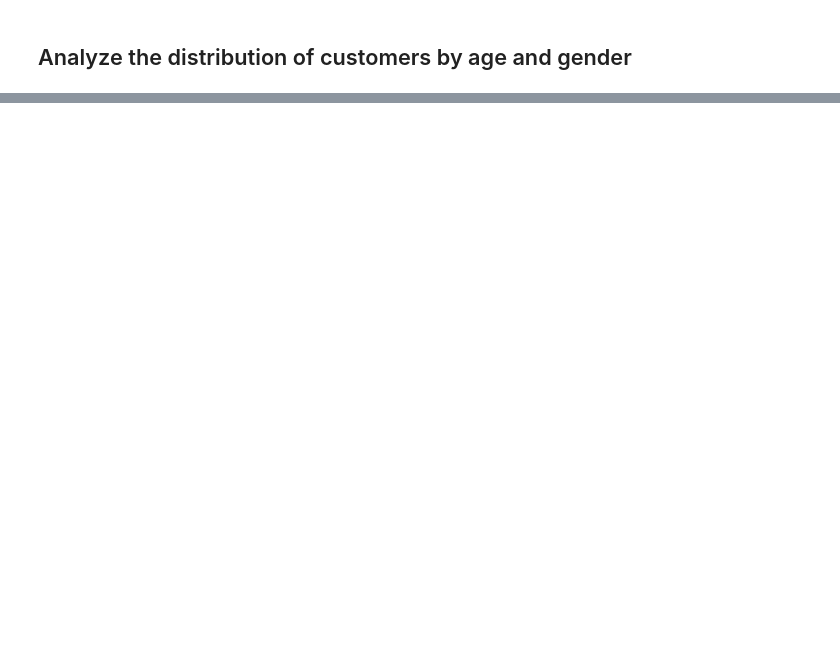
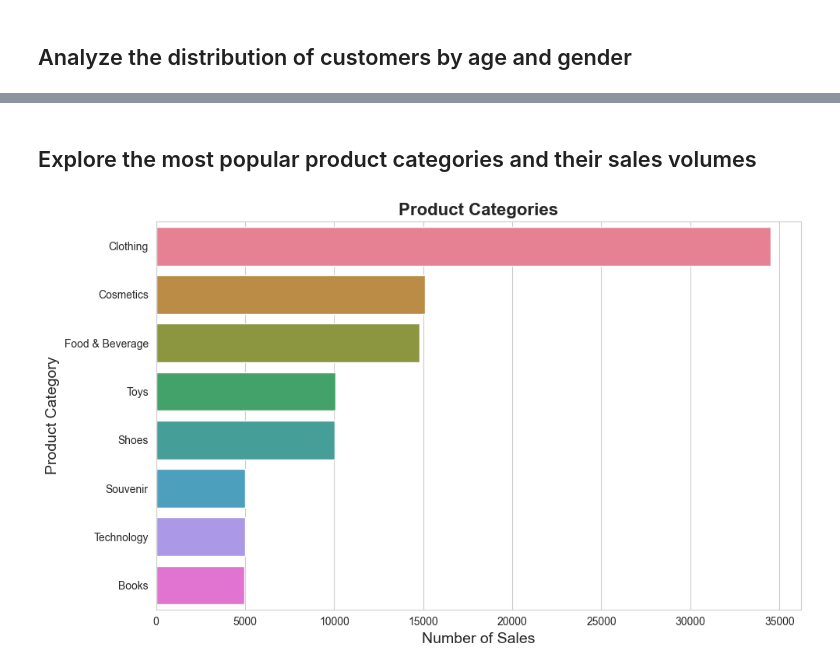
Before and after one commit to DayanaIm/Customer-Segmentation-and-Analysis, a Jupyter notebook: Exploring_Shopping_Trends.ipynb, the cells around one changed output, grey strips where cells are left out. Cells and saved outputs as stored; diff of their text form; code cells hidden in the pictures; blank space fills up the shorter version.

```diff
--- a/Exploring_Shopping_Trends.ipynb
+++ b/Exploring_Shopping_Trends.ipynb
@@ -59,0 +79,18 @@ plt.show()
+# %% [markdown]
+## Explore the most popular product categories and their sales volumes
+# %%
+# Get category counts
+categories = customer_data['category'].value_counts()
+
+# Plot
+plt.figure(figsize=(10, 6))
+sns.barplot(x=categories.values, y=categories.index, hue=categories.index, palette='husl', dodge=False, legend=False)
+
+# Add titles and labels
+plt.title('Product Categories', fontsize=16, fontweight='bold')
+plt.xlabel('Number of Sales', fontsize=14)
+plt.ylabel('Product Category', fontsize=14)
+plt.tight_layout()
+plt.show()
+# %% [output]
+[figure, added]
```
Also changed, not shown: parts of 22 cells of this notebook.
